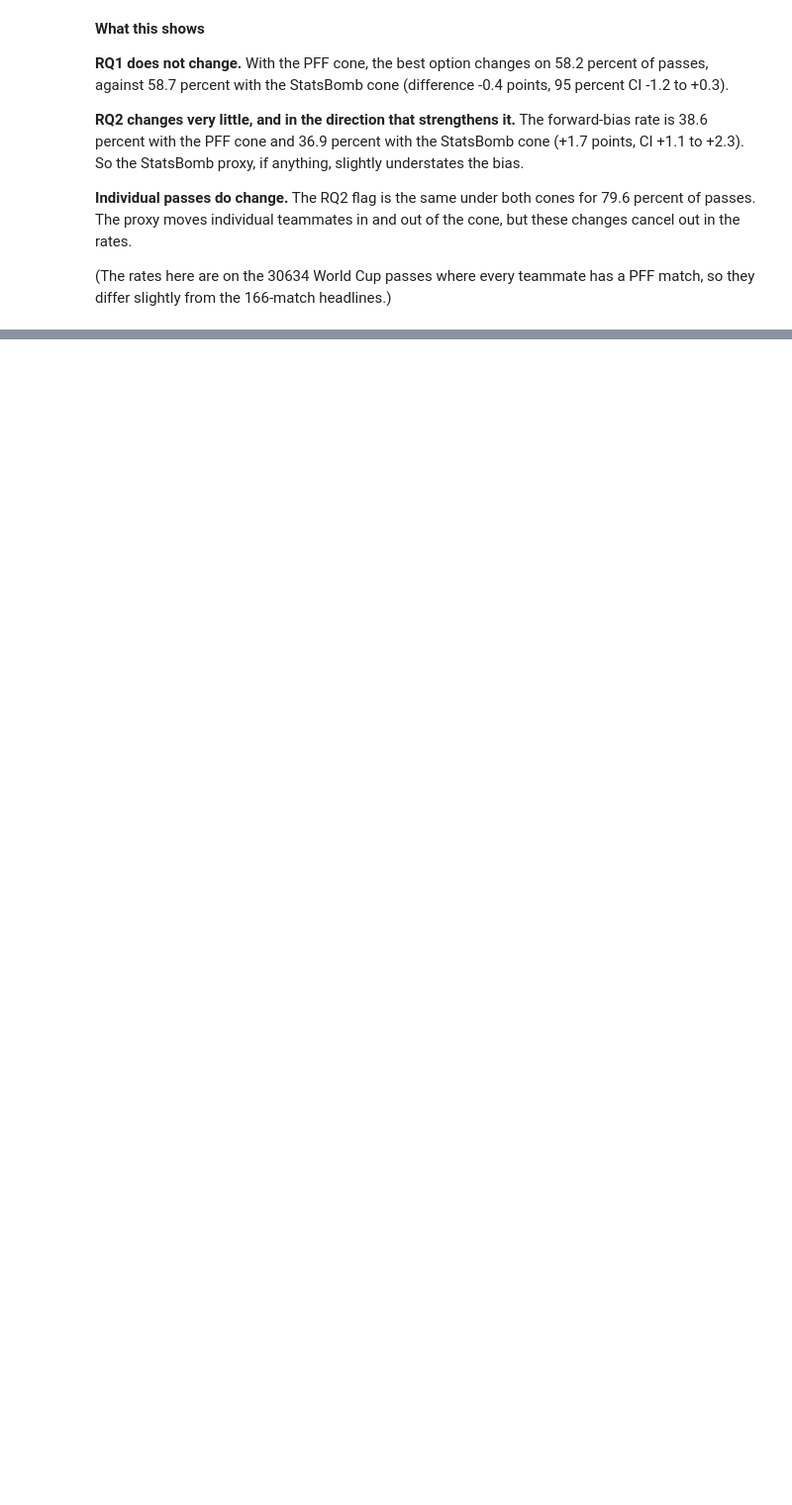
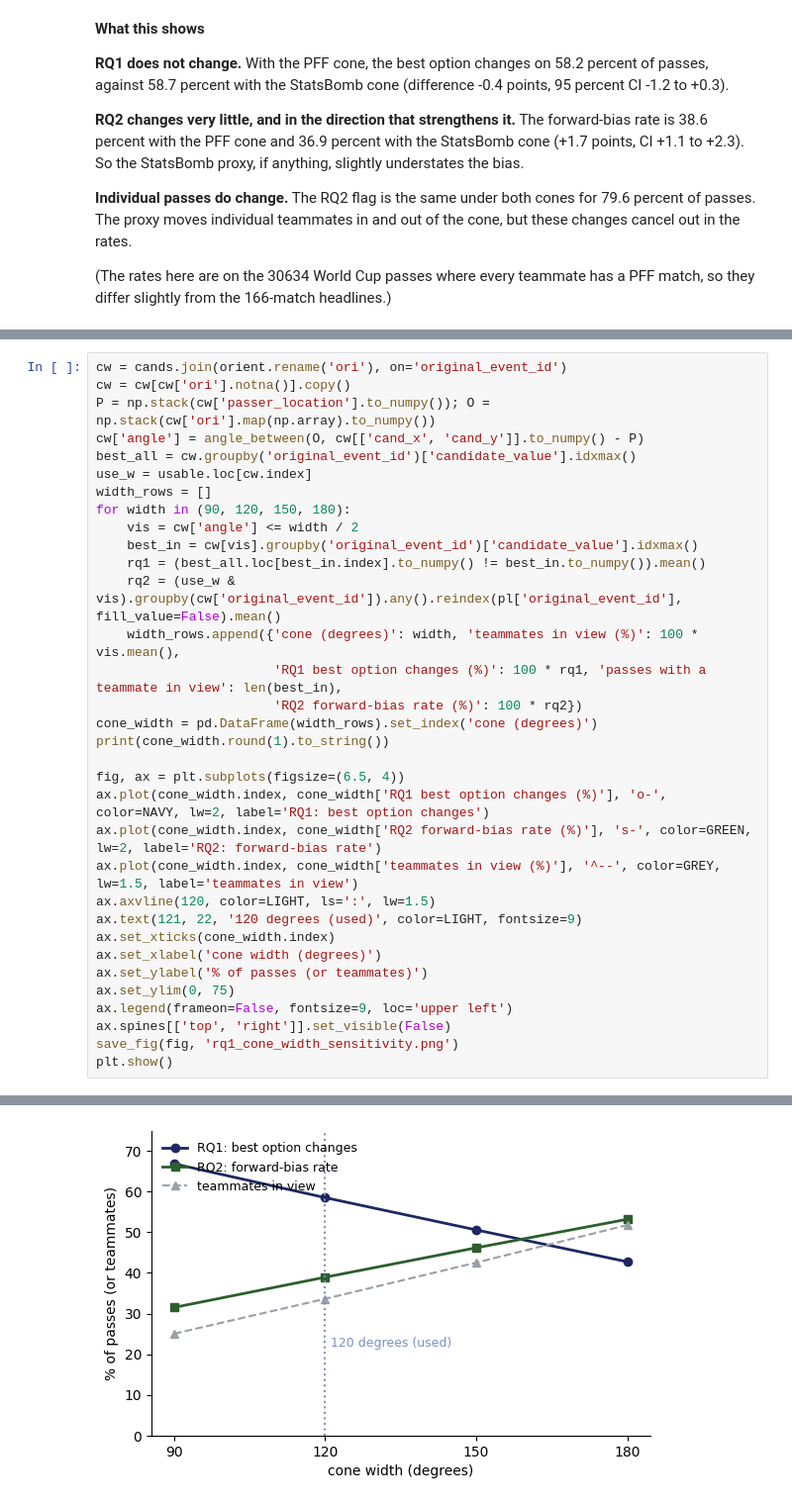
Before and after one commit to Raeesa12/perception-aware-passing-in-football, a Jupyter notebook: notebooks/14_layer3_pff_facing_check.ipynb, the cells around one changed output, grey strips where cells are left out. Shown at 99% size. Saved outputs shown, nothing was run; the diff lists cells and outputs as text; blank space fills up the shorter version.

```diff
--- a/notebooks/14_layer3_pff_facing_check.ipynb
+++ b/notebooks/14_layer3_pff_facing_check.ipynb
@@ -265,0 +401,34 @@ saved ..\data\results\figures\rq1_pff_facing_check.png
+# %%
+cw = cands.join(orient.rename('ori'), on='original_event_id')
+cw = cw[cw['ori'].notna()].copy()
+P = np.stack(cw['passer_location'].to_numpy()); O = np.stack(cw['ori'].map(np.array).to_numpy())
+cw['angle'] = angle_between(O, cw[['cand_x', 'cand_y']].to_numpy() - P)
+best_all = cw.groupby('original_event_id')['candidate_value'].idxmax()
+use_w = usable.loc[cw.index]
+width_rows = []
+for width in (90, 120, 150, 180):
+    vis = cw['angle'] <= width / 2
+    best_in = cw[vis].groupby('original_event_id')['candidate_value'].idxmax()
+    rq1 = (best_all.loc[best_in.index].to_numpy() != best_in.to_numpy()).mean()
+    rq2 = (use_w & vis).groupby(cw['original_event_id']).any().reindex(pl['original_event_id'], fill_value=False).mean()
+    width_rows.append({'cone (degrees)': width, 'teammates in view (%)': 100 * vis.mean(),
+                       'RQ1 best option changes (%)': 100 * rq1, 'passes with a teammate in view': len(best_in),
+                       'RQ2 forward-bias rate (%)': 100 * rq2})
+cone_width = pd.DataFrame(width_rows).set_index('cone (degrees)')
+print(cone_width.round(1).to_string())
+
+fig, ax = plt.subplots(figsize=(6.5, 4))
+ax.plot(cone_width.index, cone_width['RQ1 best option changes (%)'], 'o-', color=NAVY, lw=2, label='RQ1: best option changes')
+ax.plot(cone_width.index, cone_width['RQ2 forward-bias rate (%)'], 's-', color=GREEN, lw=2, label='RQ2: forward-bias rate')
+ax.plot(cone_width.index, cone_width['teammates in view (%)'], '^--', color=GREY, lw=1.5, label='teammates in view')
+ax.axvline(120, color=LIGHT, ls=':', lw=1.5)
+ax.text(121, 22, '120 degrees (used)', color=LIGHT, fontsize=9)
+ax.set_xticks(cone_width.index)
+ax.set_xlabel('cone width (degrees)')
+ax.set_ylabel('% of passes (or teammates)')
+ax.set_ylim(0, 75)
+ax.legend(frameon=False, fontsize=9, loc='upper left')
+ax.spines[['top', 'right']].set_visible(False)
+save_fig(fig, 'rq1_cone_width_sensitivity.png')
+plt.show()
+# %% [output]
@@ -265,0 +442 @@ saved ..\data\results\figures\rq1_pff_facing_check.png
+[figure, added]
```
Also changed, not shown: parts of 15 cells of this notebook, 6 other files.
